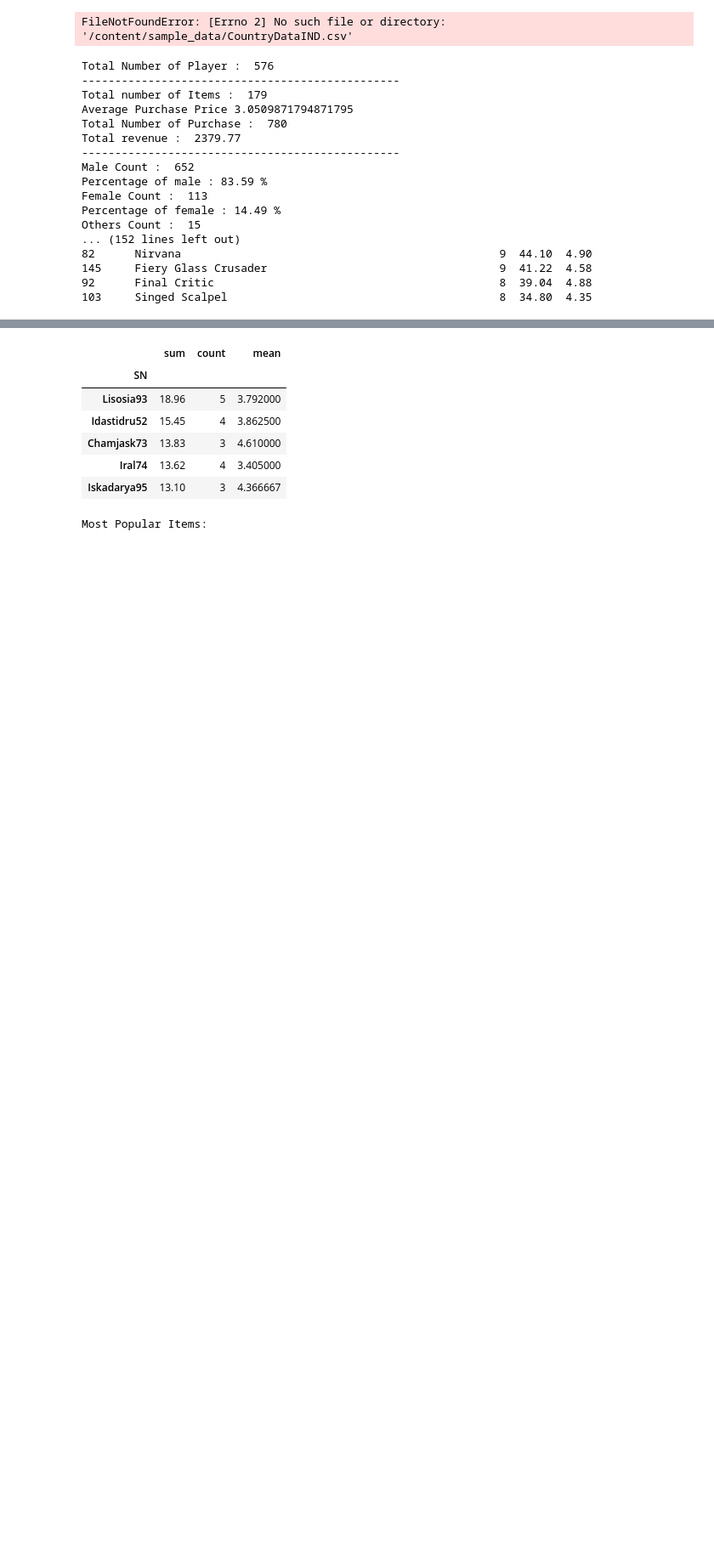
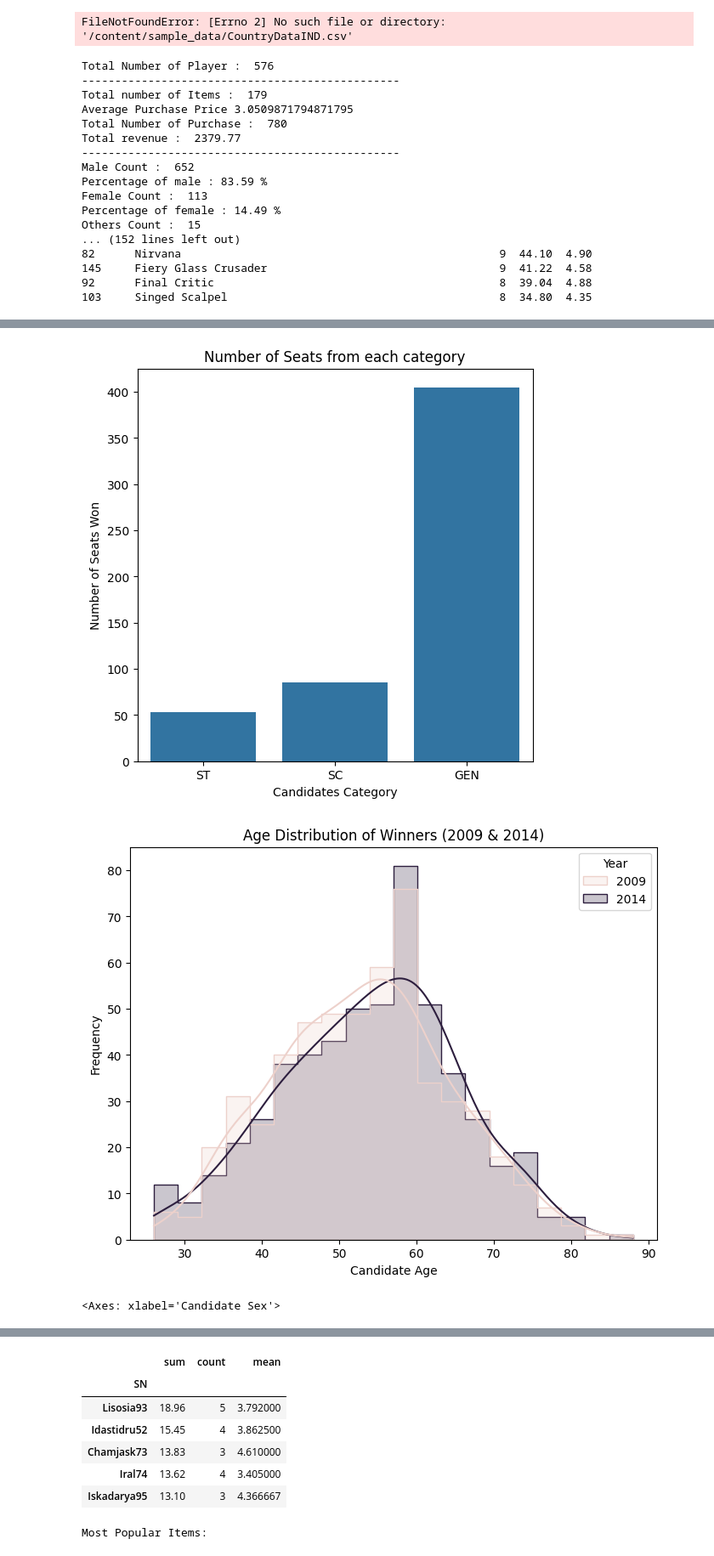
Before and after one commit to abhishekmali9191/Data-Analytics-, a Jupyter notebook: DataAnalytics.ipynb, the cells around one changed output, grey strips where cells are left out. Shown at 85% size. Drawn from its saved outputs; the diff is of its cells as text; code cells hidden in the pictures; blank space fills up the shorter version.

```diff
--- a/DataAnalytics.ipynb
+++ b/DataAnalytics.ipynb
@@ -4579,0 +4454,69 @@ pandas.core.frame.DataFrame
+# %%
+import pandas as pd
+import numpy as np
+import matplotlib.pyplot as plt
+import seaborn as sns
+# Indians and elections are the things which keeps on happening almost every month and every year.
+# Well, Loksabha elections is one such which happens after every 5 years, well we have data of
+# candidates and electors from 2009 and 2014. Compare the dataset and compute the results visually
+# 1. Create grand alliances
+# a. 'INC','NCP', 'RJD', 'DMK', 'IUML',
+# 'JMM','JD(s)','KC(M)','RLD','RSP','CMP(J)','KC(J)','PPI','MD' as UPA
+# b. 'BJP','SS', 'LJP', 'SAD', 'RLSP',
+# 'AD','PMK','NPP','AINRC','NPF','RPI(A)','BPF','JD(U)','SDF','NDPP','MNF','RIDALOS','KM
+# DK','IJK','PNK','JSP','GJM','MGP','GFP','GVP','AJSU','IPFT','MPP','KPP','JKPC','KC(T)','BDJ
+# S','AGP','JSS','PPA','UDP','HSPDP','PSP','JRS','KVC','PNP','SBSP','KC(N)','PDF','MDPF' as
+# NDA
+# c. 'YSRCP','AAAP', 'IND', 'AIUDF', 'BLSP', 'JKPDP', 'JD(S)', 'INLD', 'CPI', 'AIMIM',
+# 'KEC(M)','SWP', 'NPEP', 'JKN', 'AIFB', 'MUL', 'AUDF', 'BOPF', 'BVA', 'HJCBL',
+# 'JVM','MDMK' as Others
+
+df = pd.read_csv('/content/drive/MyDrive/Datasets/LS2014Candidate.csv')
+df2009 = pd.read_csv('/content/sample_data/LS2009Candidate.csv')
+
+UPA = ['INC','NCP', 'RJD', 'DMK', 'IUML', 'JMM','JD(s)','KC(M)','RLD','RSP','CMP(J)','KC(J)','PPI','MD']
+NDA = ['BJP','SS', 'LJP', 'SAD', 'RLSP','AD','PMK','NPP','AINRC','NPF','RPI(A)','BPF','JD(U)','SDF','NDPP','MNF',
+       'RIDALOS','KM DK','IJK','PNK','JSP','GJM','MGP','GFP','GVP','AJSU','IPFT','MPP','KPP','JKPC','KC(T)',
+       'BDJ S','AGP','JSS','PPA','UDP','HSPDP','PSP','JRS','KVC','PNP','SBSP','KC(N)','PDF','MDPF']
+
+
+df['Alliance'] = df['Party Abbreviation'].apply(lambda x :'UPA' if x in UPA else ('NDA' if x in NDA else 'Others'))
+print("Total numbers of candidates in NDA alliance : ",df[df['Alliance'] == 'NDA']['Alliance'].count())
+print("Total numbers of candidates in UPA alliance : ",df[df['Alliance'] == 'UPA']['Alliance'].count())
+print("Total numbers of candidates in Other alliance : ",df[df['Alliance'] == 'Others']['Alliance'].count())
+
+# 2. Create Winning seats distribution by Major Political Parties & Alliances for 2014
+winners_list =  df[(df['Position'] == 1)]
+winners_mh = df[(df['Position']==1) & (df['State name']=='Maharashtra')]
+print('winners in Maharashtra : ', winners_mh[['PC name','Candidate Name','Party Abbreviation','Alliance']])
+
+# # 3. How many seats won by Alliances and Major Political Parties ?
+print("Seat won by Alliance : ",winners_list.groupby('Alliance')['Position'].count())
+print("Seats won by major Political Parties : ", winners_list.groupby('Party Abbreviation')['Position'].count().sort_values(ascending= False))
+# 4. Plot comparatively seats won based on candidate category as General, ST and SC for 2014
+plt.figure(figsize=(6,6))
+sns.countplot(data = winners_list, x = 'Candidate Category')
+plt.title('Number of Seats from each category')
+plt.xlabel('Candidates Category')
+plt.ylabel('Number of Seats Won')
+plt.show()
+# 5. Plot the age distribution of winners of both 2014 and 2009 elections
+winners_2014 = df[(df['Position'] == 1)][['Candidate Age']].copy()
+winners_2014['Year'] = 2014
+
+winners_2009 = df2009[(df2009['Position'] == 1)][['Candidate Age']].copy()
+winners_2009['Year'] = 2009
+
+combined_winners_age = pd.concat([winners_2014, winners_2009])
+
+plt.figure(figsize=(8, 6))
+sns.histplot(data=combined_winners_age, x='Candidate Age', hue='Year', kde=True, element="step") # Pass data explicitly and use 'Year' as hue
+plt.title('Age Distribution of Winners (2009 & 2014)')
+plt.xlabel('Candidate Age')
+plt.ylabel('Frequency')
+plt.show()
+# 6. Separately plot age distribution of NDA & UPA candidates
+winners_list.groupby('Alliance')['Candidate Age'].mean().plot.bar()
+# 7. Plot Gender distributions of 2009 & 2014 elections
+winners_list.groupby('Candidate Sex')['Candidate Age'].mean().plot.bar()
+# %% [output]
@@ -4579,0 +4540,3 @@ pandas.core.frame.DataFrame
+[figure, added]
+[figure, added]
+<Axes: xlabel='Candidate Sex'>
```
Also changed, not shown: parts of 20 cells of this notebook.
